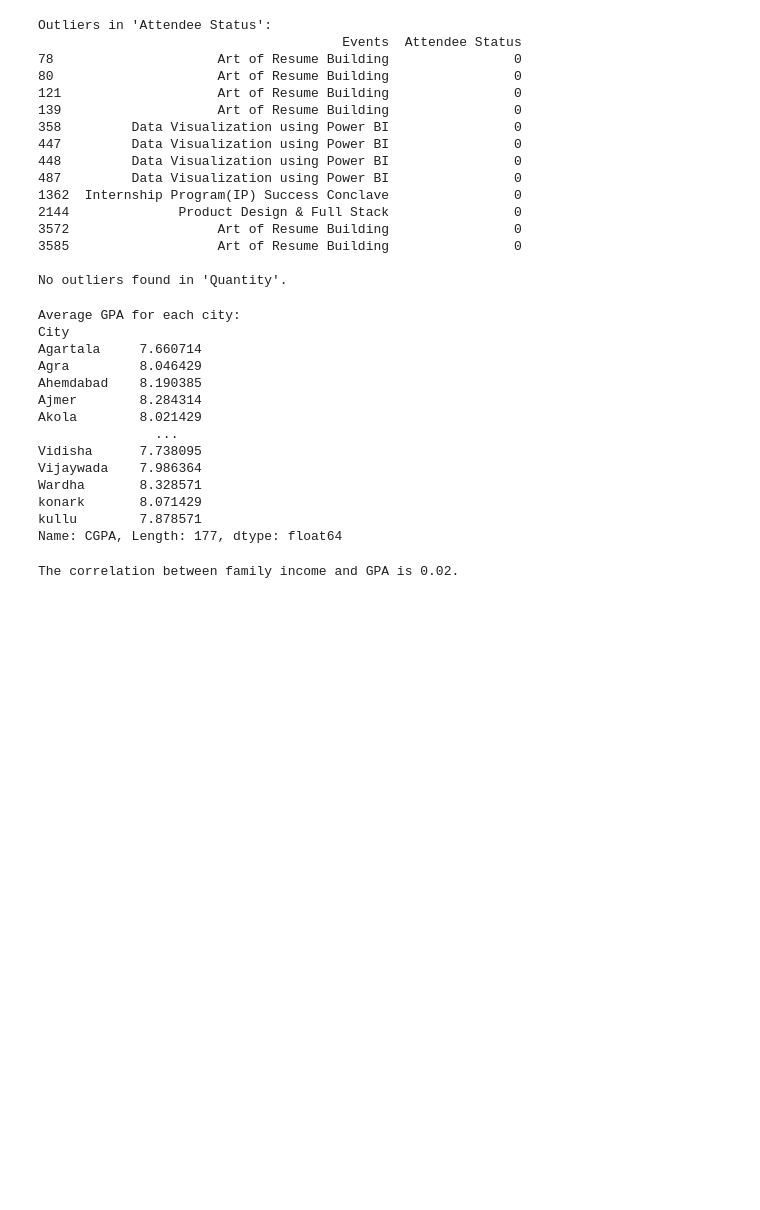
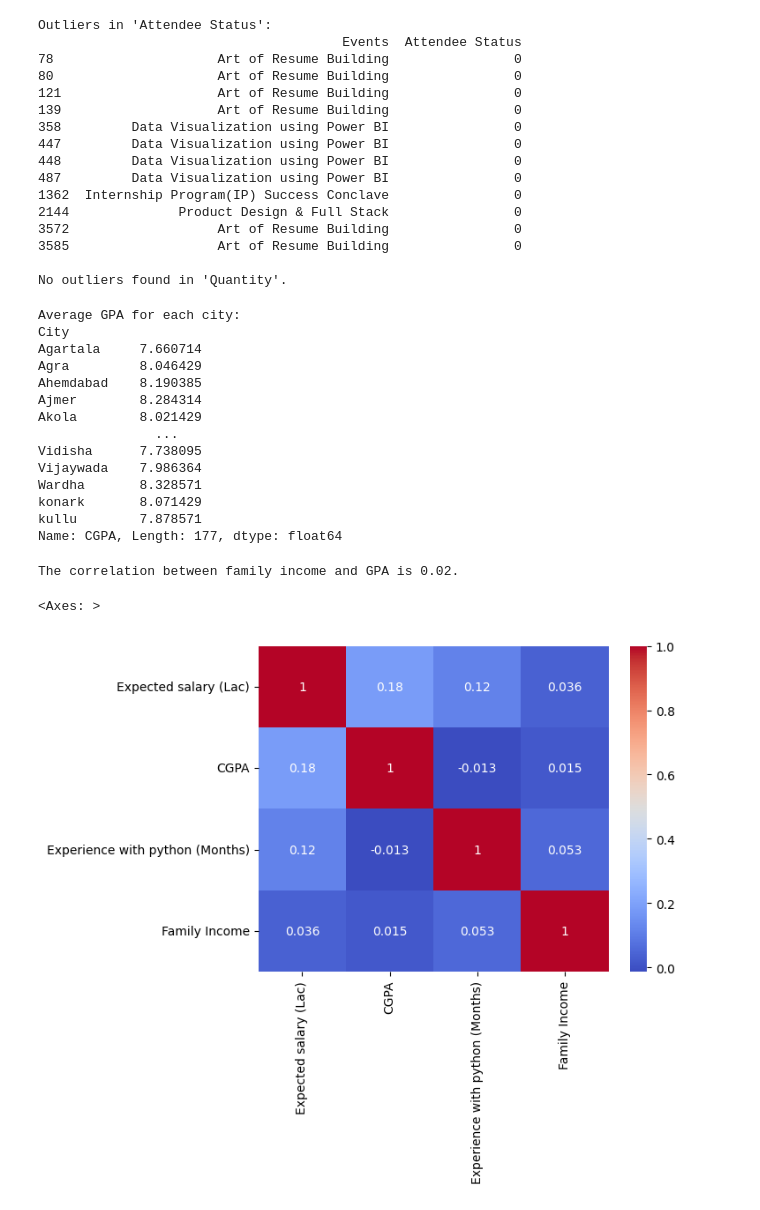
Before and after one commit to Stv21/python-data-analysis, a Jupyter notebook: internproj.ipynb, the cells around one changed output. Drawn from its saved outputs; the diff is of its cells as text; code cells hidden in the pictures; blank space fills up the shorter version.

```diff
--- a/internproj.ipynb
+++ b/internproj.ipynb
@@ -42,11 +44,15 @@ Name: Experience with python (Months), dtype: int64
 # %%
-import pandas as pd
+#Q.5) Calculate the average family income of the students
 import re
 
 # Define a function to calculate the mean from income range strings
 def calculate_mean(income_range):
+    # Check if the income_range is already a float value
+    if isinstance(income_range, float):
+        return income_range
+
     # Use regular expressions to extract numerical values
-    values = [float(match) for match in re.findall(r'\d+\.\d+|\d+', income_range)]
+    values = [float(match) for match in re.findall(r'\d+\.\d+|\d+', str(income_range))]
 
     # Calculate the mean
     if values:
@@ -159,3 +167,18 @@ correlation_family_income_gpa = df['Family Income'].corr(df['CGPA'])
 print(f"The correlation between family income and GPA is {correlation_family_income_gpa:.2f}.")
 # %% [output]
 The correlation between family income and GPA is 0.02.
+# %%
+
+# 10) How does the expected salary vary based on factors like GPA, experience with Python, and family income?
+# Create a new DataFrame with the relevant columns
+import seaborn as sns
+salary_analysis_df = df[['Expected salary (Lac)', 'CGPA', 'Experience with python (Months)', 'Family Income']]
+
+# Calculate the correlation matrix
+correlation_matrix = salary_analysis_df.corr()
+
+# Visualize the correlation matrix using a heatmap
+sns.heatmap(correlation_matrix, annot=True, cmap='coolwarm')
+# %% [output]
+<Axes: >
+[figure, added]
```
Also changed, not shown: parts of 16 cells of this notebook.
